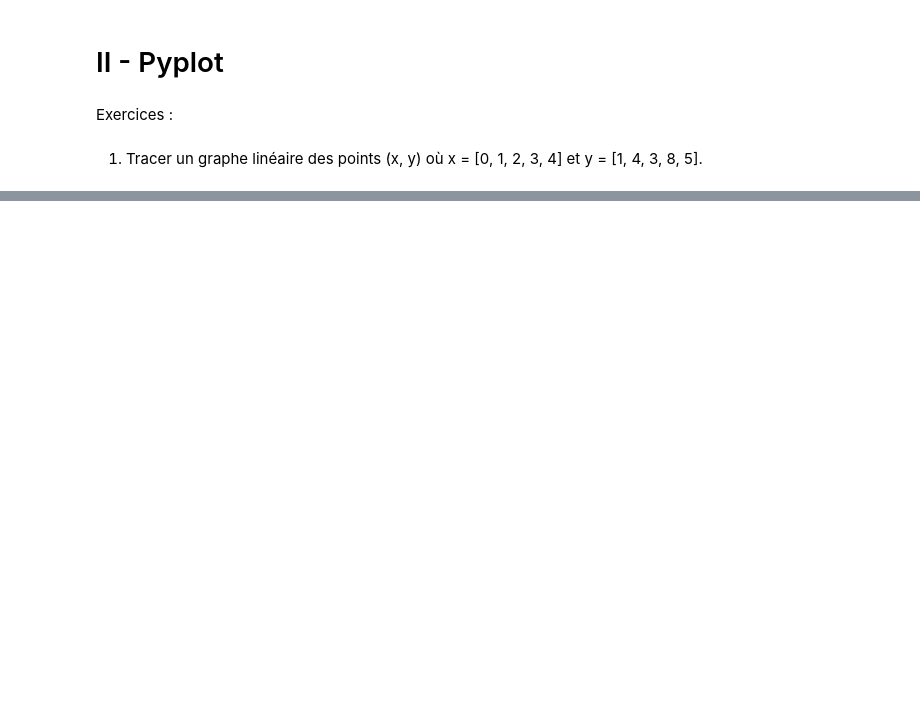
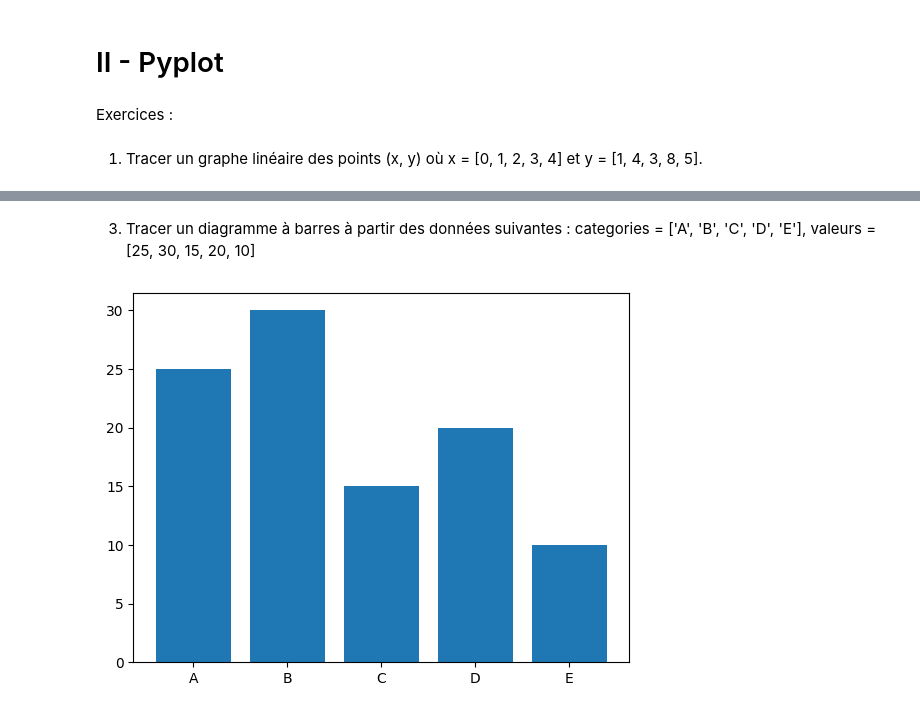
Before and after one commit to Miasorrow/init-python, a Jupyter notebook: notebook_exercice.ipynb, the cells around one changed output, grey strips where cells are left out. Saved outputs shown, nothing was run; the diff lists cells and outputs as text; code cells hidden in the pictures; blank space fills up the shorter version.

```diff
--- a/notebook_exercice.ipynb
+++ b/notebook_exercice.ipynb
@@ -325,0 +359,10 @@ Exercices :
+# %% [markdown]
+3. Tracer un diagramme à barres à partir des données suivantes : categories = ['A', 'B', 'C', 'D', 'E'], valeurs = [25, 30, 15, 20, 10]
+# %%
+categories = ['A', 'B', 'C', 'D', 'E']
+valeurs = [25, 30, 15, 20, 10]
+
+plt.bar(categories,valeurs)
+plt.show()
+# %% [output]
+[figure, added]
```
Also changed, not shown: parts of 23 cells of this notebook.
